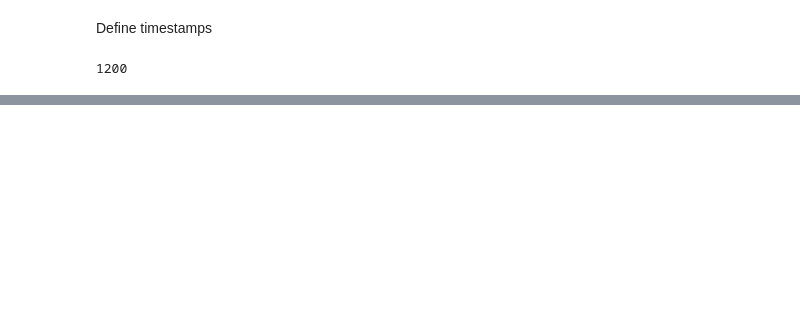
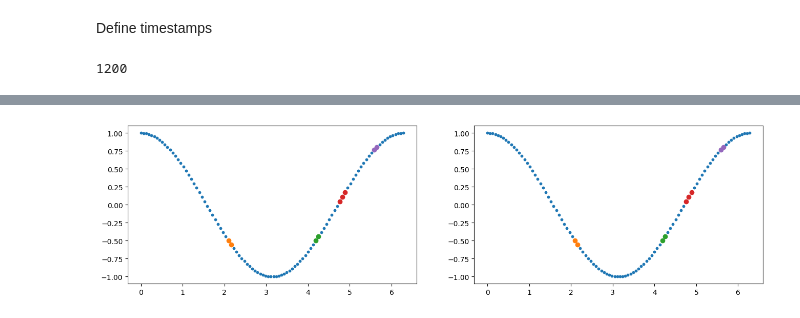
Before and after one commit to RegalParasite/TimeSesires-Sheets, a Jupyter notebook: Sheet-1.ipynb, the cells around one changed output, grey strips where cells are left out. Saved outputs shown, nothing was run; the diff lists cells and outputs as text; code cells hidden in the pictures; blank space fills up the shorter version.

```diff
--- a/Sheet-1.ipynb
+++ b/Sheet-1.ipynb
@@ -175,0 +143,25 @@ df_copy
+# %%
+# average, linear, cubic, barycentric
+fig,axs = plt.subplots(1,2,figsize=(16,4))
+# x = df_copy.loc[df_copy['subject'] == 0]
+# y = x['timestamp']
+
+# axs[0].scatter(x['PPG1'],y)
+data_x = np.linspace(0,2*np.pi,100) #TimeStamp
+y = np.cos(data_x)
+for n in range(5):
+    y[random.randint(2,97)] = np.nan
+
+index_nan = np.isnan(y)
+num_imputation = np.count_nonzero(index_nan)
+size = 10
+
+for ax in axs:
+    ax.scatter(data_x[~index_nan],y[~index_nan],s =size)
+    nan_blocks = np.where(np.diff(index_nan.astype(int)))[0]
+    for i in range(0, len(nan_blocks), 2):
+        ax.scatter(data_x[nan_blocks[i]:nan_blocks[i+1]+1],np.interp(x=data_x[nan_blocks[i]:nan_blocks[i+1]+1],
+                  xp=[data_x[nan_blocks[i]-1],data_x[nan_blocks[i+1]+1]],
+                  fp=[y[nan_blocks[i]-1], y[nan_blocks[i+1]+1]]))
+# %% [output]
+[figure, added]
```
Also changed, not shown: parts of 13 cells of this notebook, 1 other file.
